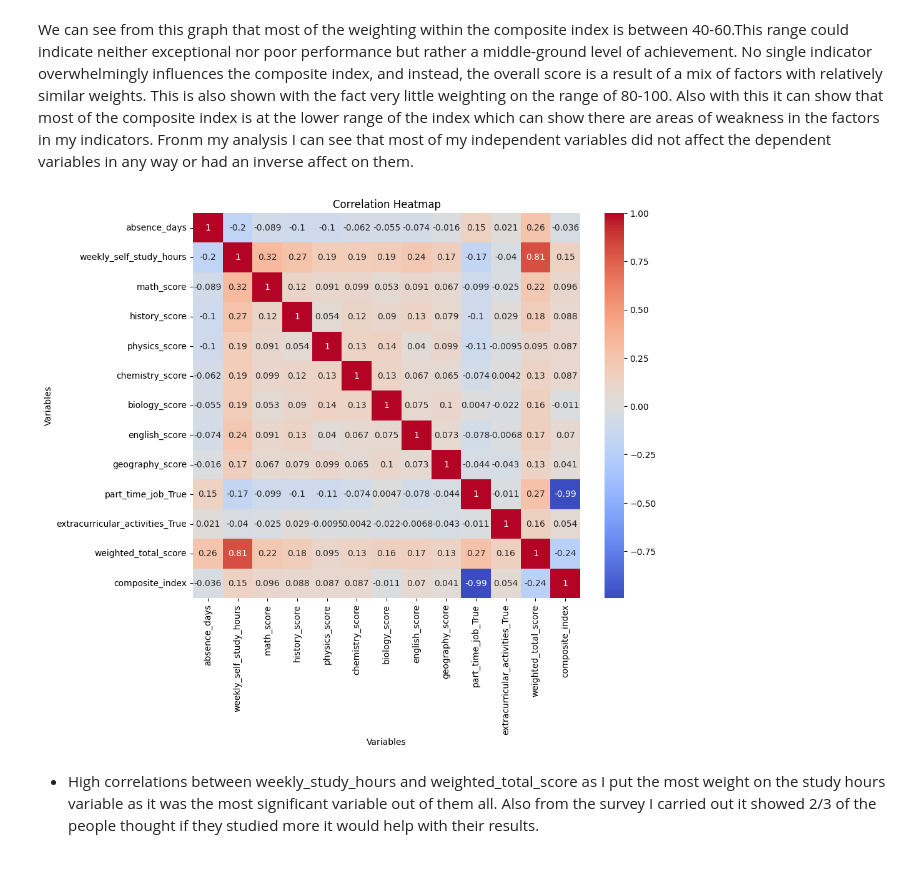
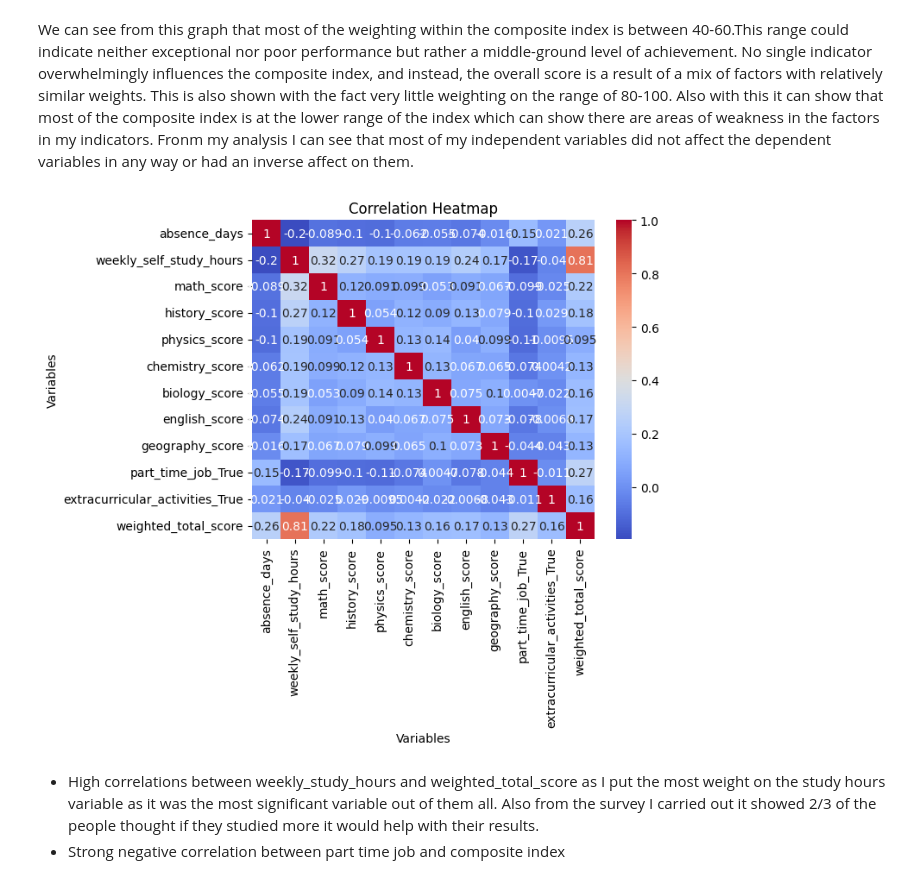
Before and after one commit to shakiralynch1/DVA_CA1, a Jupyter notebook: DVA_CA1.ipynb, the cells around one changed output. Cells and saved outputs as stored; diff of their text form; code cells hidden in the pictures.

```diff
--- a/DVA_CA1.ipynb
+++ b/DVA_CA1.ipynb
@@ -1498,19 +1507,20 @@ We can see from this graph that most of the weighting within the composite index
 # %%
 import seaborn as sns
 import matplotlib.pyplot as plt
 
 # Create a heatmap
-plt.figure(figsize=(10, 8))
+correlation_matrix = df.corr()  # Replace `df` with the appropriate DataFrame
 sns.heatmap(correlation_matrix, annot=True, cmap='coolwarm')
 
 # Set the title and labels
 plt.title('Correlation Heatmap')
 plt.xlabel('Variables')
 plt.ylabel('Variables')
 
 # Show the plot
 plt.show()
 # %% [output]
-[figure, old version]
+[figure, new version]
 # %% [markdown]
 * High correlations between weekly_study_hours and weighted_total_score as I put the most weight on the study hours variable as it was the most significant variable out of them all. Also from the survey I carried out it showed 2/3 of the people thought if they studied more it would help with their results.
+* Strong negative correlation between part time job and composite index
```
Also changed, not shown: parts of 5 cells of this notebook.
